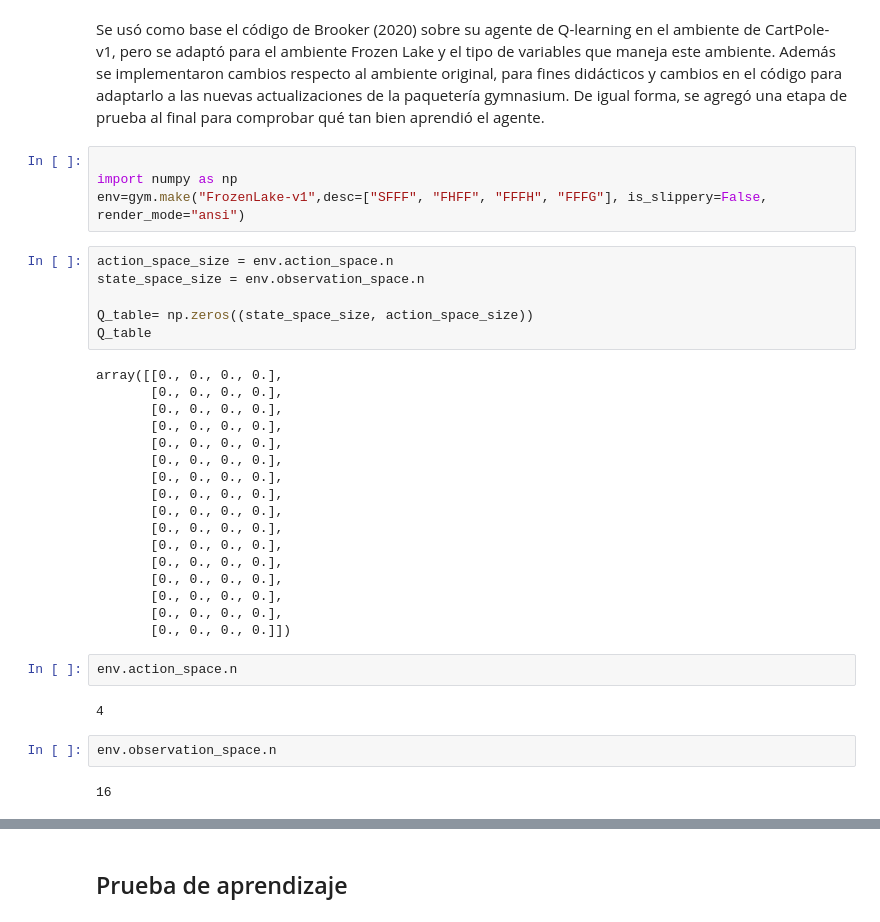
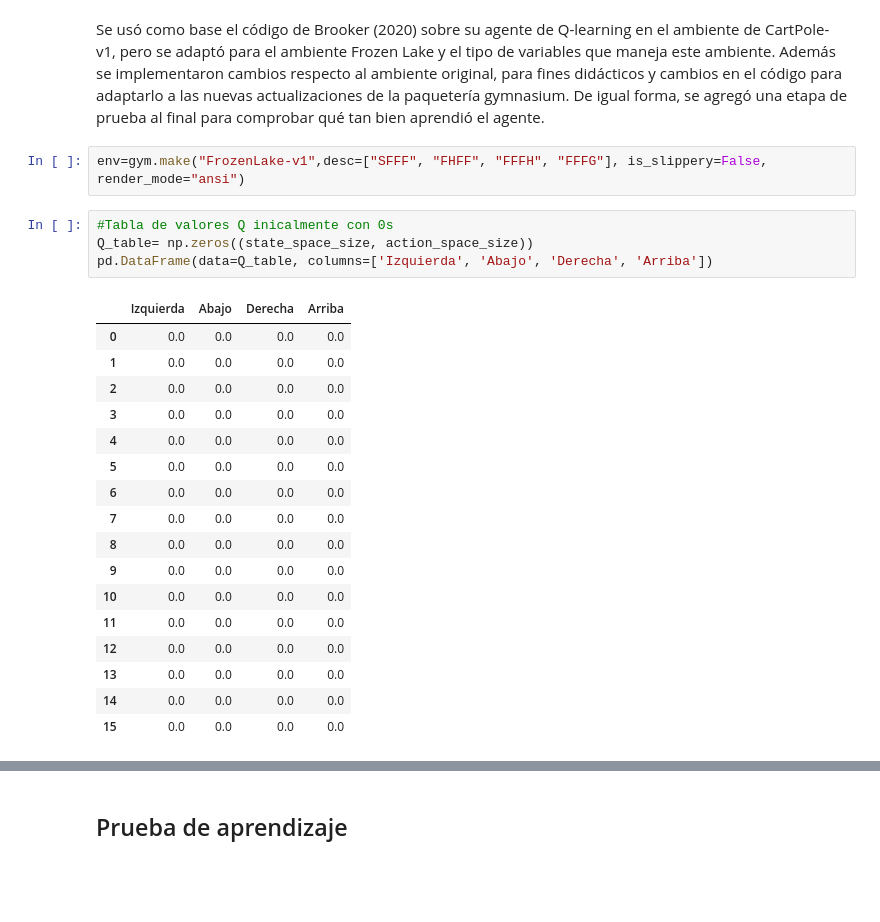
Before and after one commit to VictorMijangosDeLaCruz/InteligenciaArtificial, a Jupyter notebook: 05 Aprendizaje/07 QLearning.ipynb, the cells around one changed output, grey strips where cells are left out. Cells and saved outputs as stored; diff of their text form; blank space fills up the shorter version.

```diff
--- a/05 Aprendizaje/07 QLearning.ipynb
+++ b/05 Aprendizaje/07 QLearning.ipynb
@@ -94,38 +118,27 @@ Ensayo:10 action:2
 # %% [markdown]
 Se usó como base el código de Brooker (2020) sobre su agente de Q-learning en el ambiente de CartPole-v1, pero se adaptó para el ambiente Frozen Lake y el tipo de variables que maneja este ambiente. Además se implementaron cambios respecto al ambiente original, para fines didácticos y cambios en el código para adaptarlo a las nuevas actualizaciones de la paquetería gymnasium. De igual forma, se agregó una etapa de prueba al final para comprobar qué tan bien aprendió el agente.
 # %%
-
-import numpy as np
 env=gym.make("FrozenLake-v1",desc=["SFFF", "FHFF", "FFFH", "FFFG"], is_slippery=False, render_mode="ansi")
 # %%
-action_space_size = env.action_space.n
-state_space_size = env.observation_space.n
-
+#Tabla de valores Q inicalmente con 0s
 Q_table= np.zeros((state_space_size, action_space_size))
-Q_table
+pd.DataFrame(data=Q_table, columns=['Izquierda', 'Abajo', 'Derecha', 'Arriba'])
 # %% [output]
-array([[0., 0., 0., 0.],
-       [0., 0., 0., 0.],
-       [0., 0., 0., 0.],
-       [0., 0., 0., 0.],
-       [0., 0., 0., 0.],
-       [0., 0., 0., 0.],
-       [0., 0., 0., 0.],
-       [0., 0., 0., 0.],
-       [0., 0., 0., 0.],
-       [0., 0., 0., 0.],
-       [0., 0., 0., 0.],
-       [0., 0., 0., 0.],
-       [0., 0., 0., 0.],
-       [0., 0., 0., 0.],
-       [0., 0., 0., 0.],
-       [0., 0., 0., 0.]])
+|  | Izquierda | Abajo | Derecha | Arriba |
+| 0 | 0.0 | 0.0 | 0.0 | 0.0 |
+| 1 | 0.0 | 0.0 | 0.0 | 0.0 |
+| 2 | 0.0 | 0.0 | 0.0 | 0.0 |
+| 3 | 0.0 | 0.0 | 0.0 | 0.0 |
+| 4 | 0.0 | 0.0 | 0.0 | 0.0 |
+| 5 | 0.0 | 0.0 | 0.0 | 0.0 |
+| 6 | 0.0 | 0.0 | 0.0 | 0.0 |
+| 7 | 0.0 | 0.0 | 0.0 | 0.0 |
+| 8 | 0.0 | 0.0 | 0.0 | 0.0 |
+| 9 | 0.0 | 0.0 | 0.0 | 0.0 |
+| 10 | 0.0 | 0.0 | 0.0 | 0.0 |
+| 11 | 0.0 | 0.0 | 0.0 | 0.0 |
+| 12 | 0.0 | 0.0 | 0.0 | 0.0 |
+| 13 | 0.0 | 0.0 | 0.0 | 0.0 |
+| 14 | 0.0 | 0.0 | 0.0 | 0.0 |
+| 15 | 0.0 | 0.0 | 0.0 | 0.0 |
-# %%
-env.action_space.n
-# %% [output]
-4
-# %%
-env.observation_space.n
-# %% [output]
-16
 # %%
```
Also changed, not shown: parts of 13 cells of this notebook.
